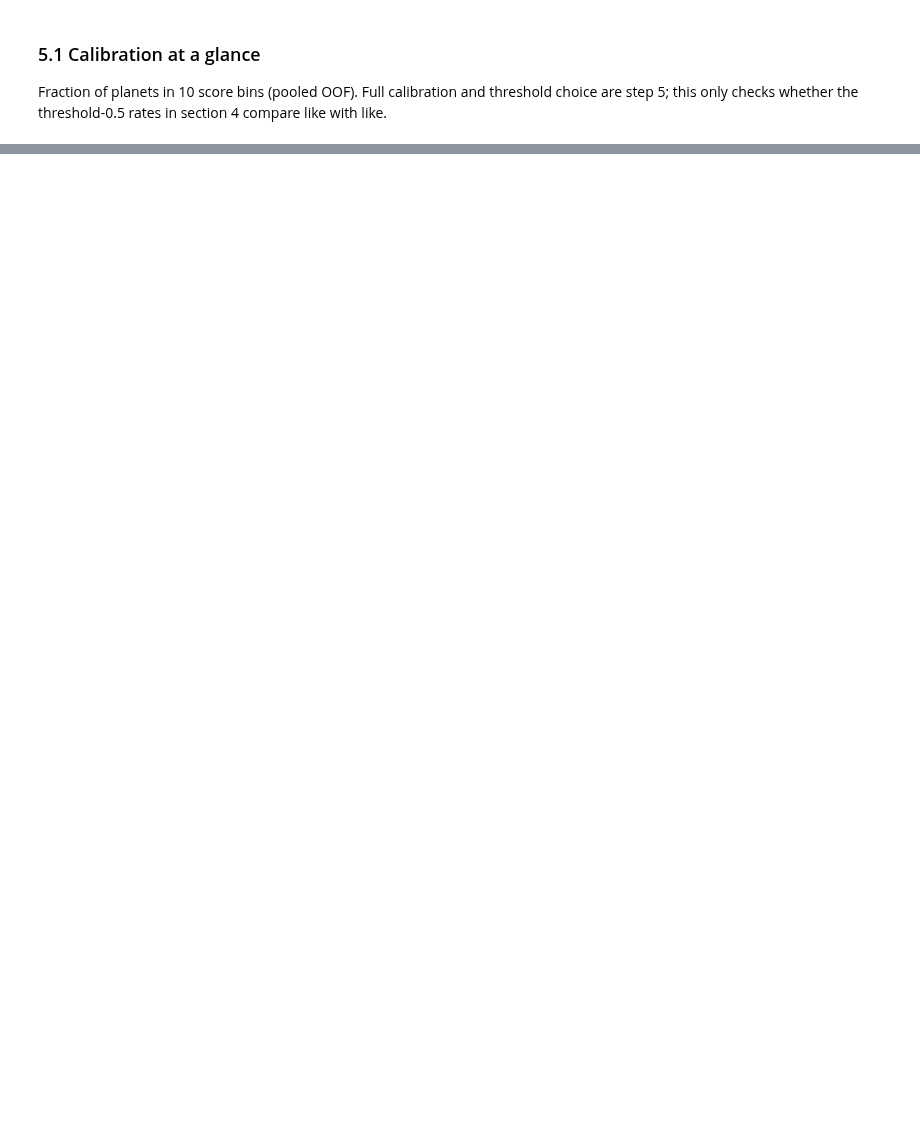
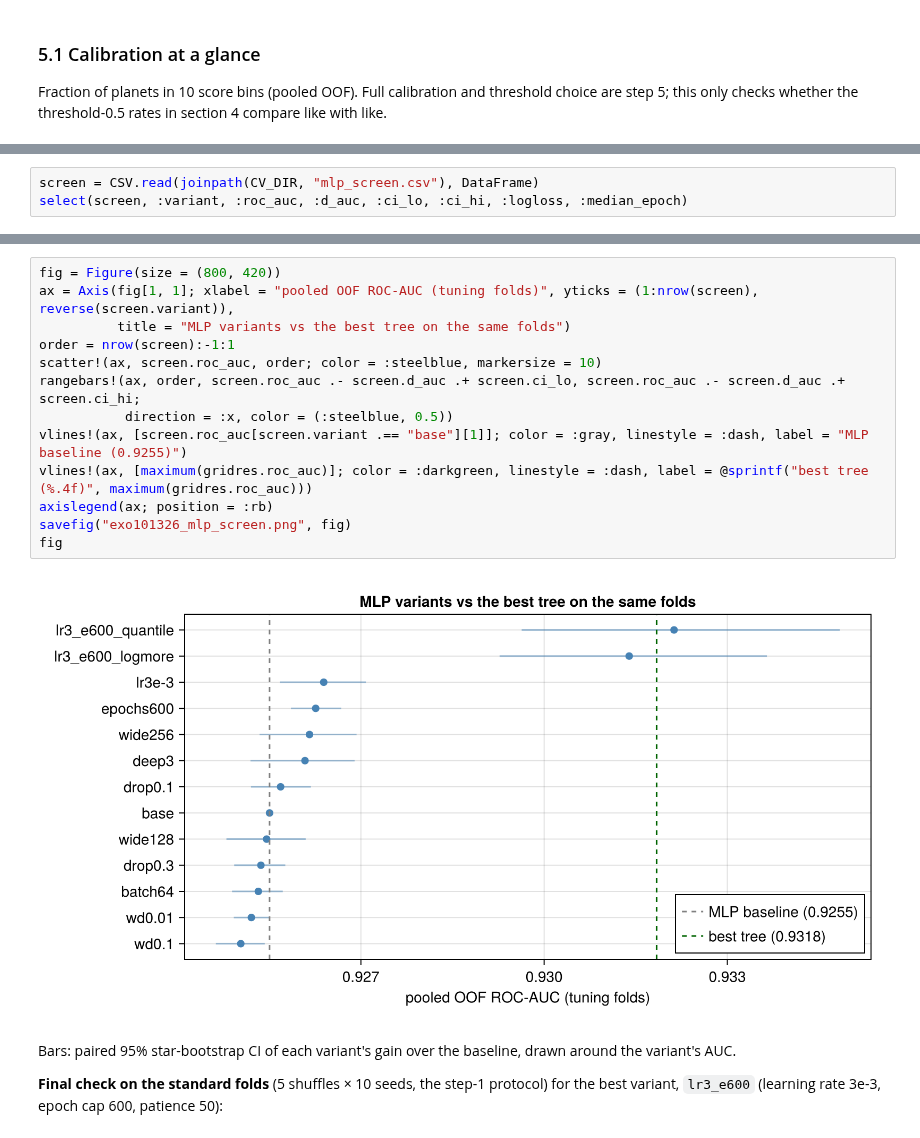
Before and after one commit to mburchnmsu/exoplanet-vetting, a Jupyter notebook: exo101326.ipynb, the cells around one changed output, grey strips where cells are left out. Cells and saved outputs as stored; diff of their text form; blank space fills up the shorter version.

```diff
--- a/exo101326.ipynb
+++ b/exo101326.ipynb
@@ -221,0 +371,3 @@ CONCLUSIONS_PLACEHOLDER
+# %%
+screen = CSV.read(joinpath(CV_DIR, "mlp_screen.csv"), DataFrame)
+select(screen, :variant, :roc_auc, :d_auc, :ci_lo, :ci_hi, :logloss, :median_epoch)
@@ -221,0 +391,20 @@ CONCLUSIONS_PLACEHOLDER
+# %%
+fig = Figure(size = (800, 420))
+ax = Axis(fig[1, 1]; xlabel = "pooled OOF ROC-AUC (tuning folds)", yticks = (1:nrow(screen), reverse(screen.variant)),
+          title = "MLP variants vs the best tree on the same folds")
+order = nrow(screen):-1:1
+scatter!(ax, screen.roc_auc, order; color = :steelblue, markersize = 10)
+rangebars!(ax, order, screen.roc_auc .- screen.d_auc .+ screen.ci_lo, screen.roc_auc .- screen.d_auc .+ screen.ci_hi;
+           direction = :x, color = (:steelblue, 0.5))
+vlines!(ax, [screen.roc_auc[screen.variant .== "base"][1]]; color = :gray, linestyle = :dash, label = "MLP baseline (0.9255)")
+vlines!(ax, [maximum(gridres.roc_auc)]; color = :darkgreen, linestyle = :dash, label = @sprintf("best tree (%.4f)", maximum(gridres.roc_auc)))
+axislegend(ax; position = :rb)
+savefig("exo101326_mlp_screen.png", fig)
+fig
+# %% [output]
+[figure, added]
+# %% [markdown]
+Bars: paired 95% star-bootstrap CI of each variant's gain over the baseline, drawn around the variant's AUC.
+
+**Final check on the standard folds** (5 shuffles × 10 seeds, the step-1 protocol) for the best variant, `lr3_e600`
+(learning rate 3e-3, epoch cap 600, patience 50):
```
Also changed, not shown: parts of 44 cells of this notebook, 55 other files.
